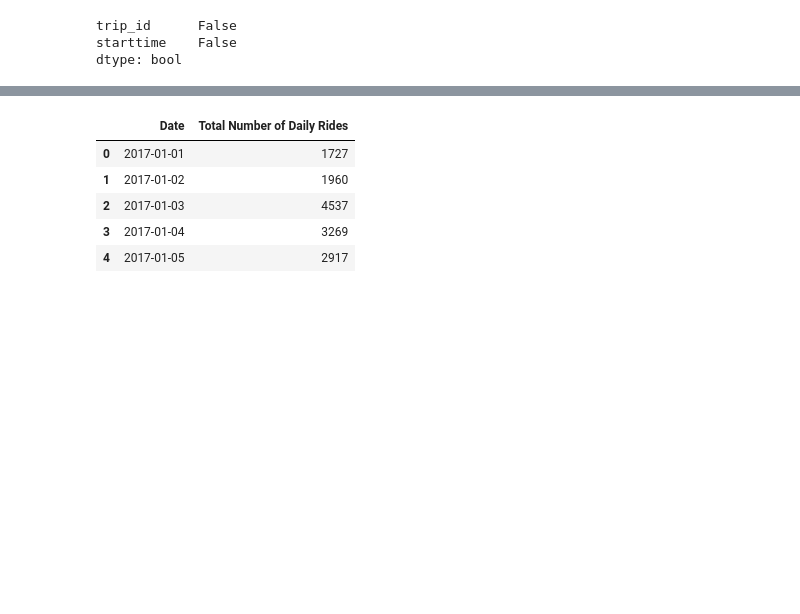
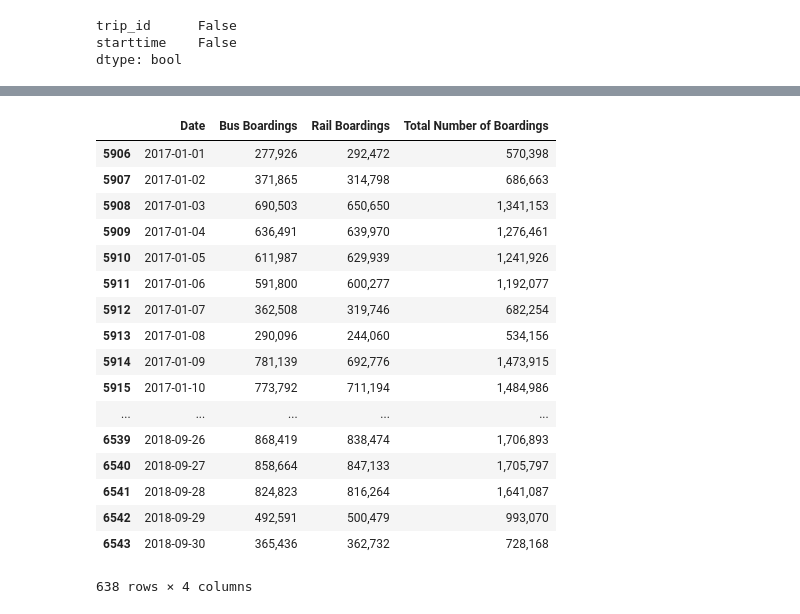
Before and after one commit to otrejo08/ETL_project, a Jupyter notebook: data_cleaning.ipynb, the cells around one changed output, grey strips where cells are left out. Saved outputs shown, nothing was run; the diff lists cells and outputs as text; code cells hidden in the pictures; blank space fills up the shorter version.

```diff
--- a/data_cleaning.ipynb
+++ b/data_cleaning.ipynb
@@ -74,11 +143,24 @@ clean_2017_df.sort_values(by="Date")
-# %%
-new_clean_2017 = clean_2017_df.groupby(["Date"])["Trip ID"].count().reset_index(name="Total Number of Daily Rides")
-
-new_clean_2017.head()
-# %% [output]
-|  | Date | Total Number of Daily Rides |
-| 0 | 2017-01-01 | 1727 |
-| 1 | 2017-01-02 | 1960 |
-| 2 | 2017-01-03 | 4537 |
-| 3 | 2017-01-04 | 3269 |
-| 4 | 2017-01-05 | 2917 |
+# %%
+clean_cta_df = CTA_df.drop(['day_type'], axis=1)
+
+clean_cta_df = clean_cta_df[(clean_cta_df.Date > "2016-12-31")]
+clean_cta_df
+# %% [output]
+|  | Date | Bus Boardings | Rail Boardings | Total Number of Boardings |
+| 5906 | 2017-01-01 | 277,926 | 292,472 | 570,398 |
+| 5907 | 2017-01-02 | 371,865 | 314,798 | 686,663 |
+| 5908 | 2017-01-03 | 690,503 | 650,650 | 1,341,153 |
+| 5909 | 2017-01-04 | 636,491 | 639,970 | 1,276,461 |
+| 5910 | 2017-01-05 | 611,987 | 629,939 | 1,241,926 |
+| 5911 | 2017-01-06 | 591,800 | 600,277 | 1,192,077 |
+| 5912 | 2017-01-07 | 362,508 | 319,746 | 682,254 |
+| 5913 | 2017-01-08 | 290,096 | 244,060 | 534,156 |
+| 5914 | 2017-01-09 | 781,139 | 692,776 | 1,473,915 |
+| 5915 | 2017-01-10 | 773,792 | 711,194 | 1,484,986 |
+| ... | ... | ... | ... | ... |
+| 6539 | 2018-09-26 | 868,419 | 838,474 | 1,706,893 |
+| 6540 | 2018-09-27 | 858,664 | 847,133 | 1,705,797 |
+| 6541 | 2018-09-28 | 824,823 | 816,264 | 1,641,087 |
+| 6542 | 2018-09-29 | 492,591 | 500,479 | 993,070 |
+| 6543 | 2018-09-30 | 365,436 | 362,732 | 728,168 |
+638 rows × 4 columns
```
Also changed, not shown: parts of 12 cells of this notebook, 6 other files.
